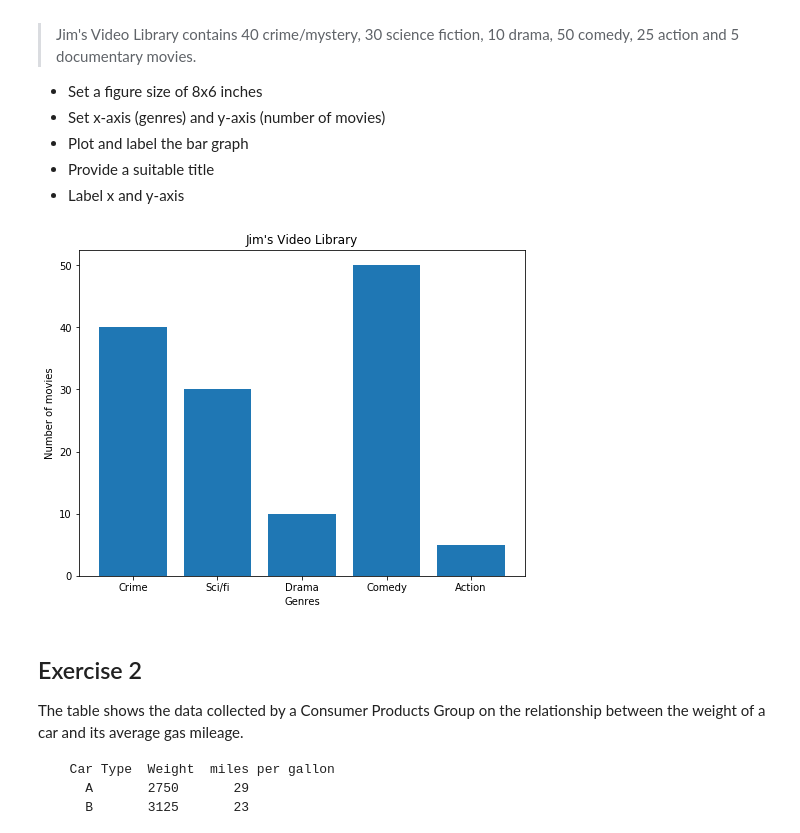
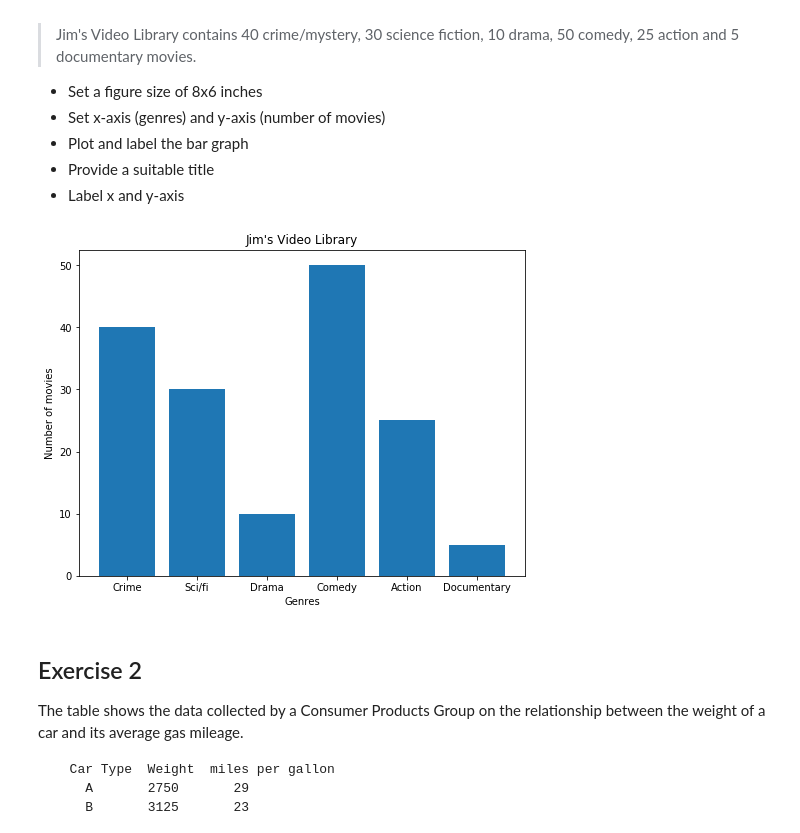
Before and after one commit to learn-co-curriculum/dsc-data-viz-lab, a Jupyter notebook: index.ipynb, the cells around one changed output. Saved outputs shown, nothing was run; the diff lists cells and outputs as text; code cells hidden in the pictures.

```diff
--- a/index.ipynb
+++ b/index.ipynb
@@ -23,31 +23,31 @@ Make a vertical bar graph using `plt.bar()` for the following set of data:
 # %%
 # import the required libraries
 import numpy as np
 import matplotlib.pyplot as plt
 
-y = [40,30,10,50,5]
+y = [40,30,10,50,25,5]
 labels = ['Crime', 'Sci/fi', 'Drama', 'Comedy', 'Action', 'Documentary' ]
 
 x = np.arange(len(y))
 
 # Create a new figure object
 plt.figure(figsize =(8,6))
 
 
 # Plot vertical bars of fixed width by passing x and y values to .bar() function
 plt.bar(x, y)
 
 # Give a title to the bar graph
 plt.title('Jim\'s Video Library')
 plt.ylabel('Number of movies')
 plt.xlabel('Genres')
 plt.xticks(x, labels)
 
 
 # Output the final plot
 plt.show()
 # %% [output]
-[figure, old version]
+[figure, new version]
 # %% [markdown]
 ## Exercise 2
 
```
Also changed, not shown: parts of 1 cell of this notebook, 4 other files.
